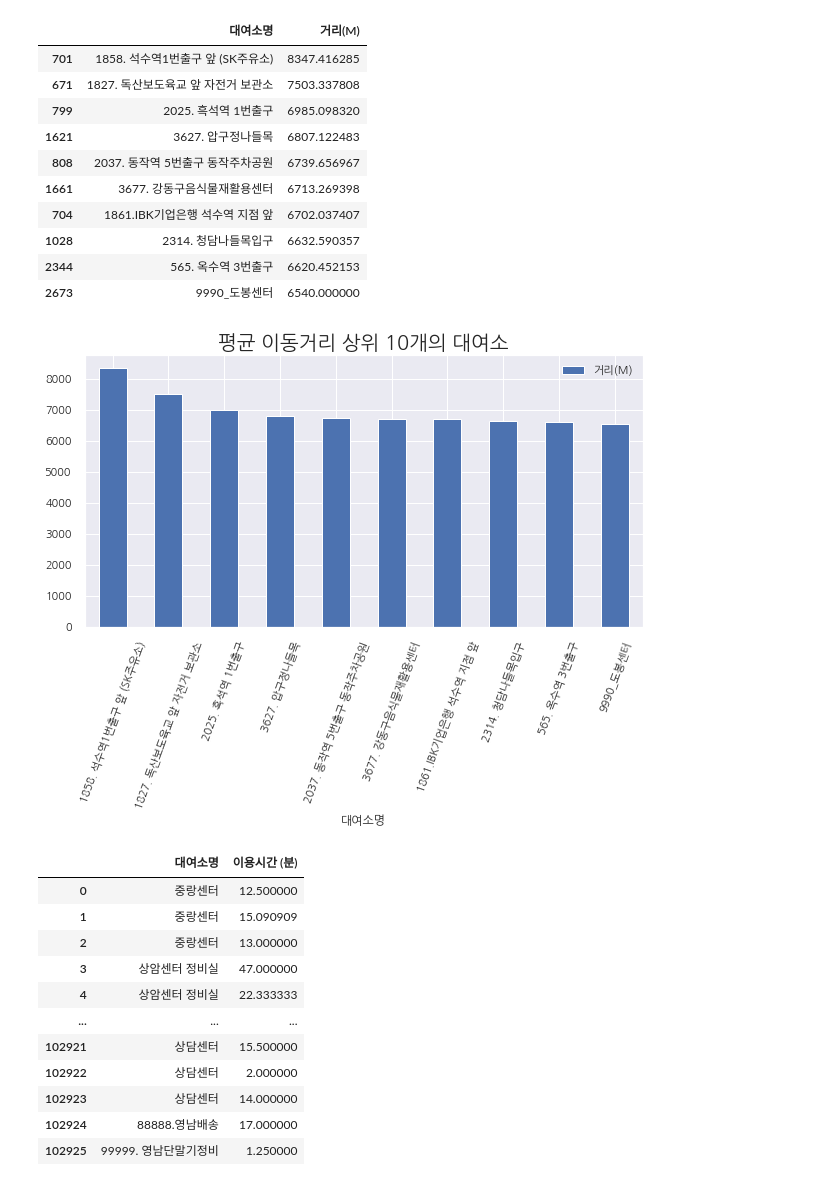
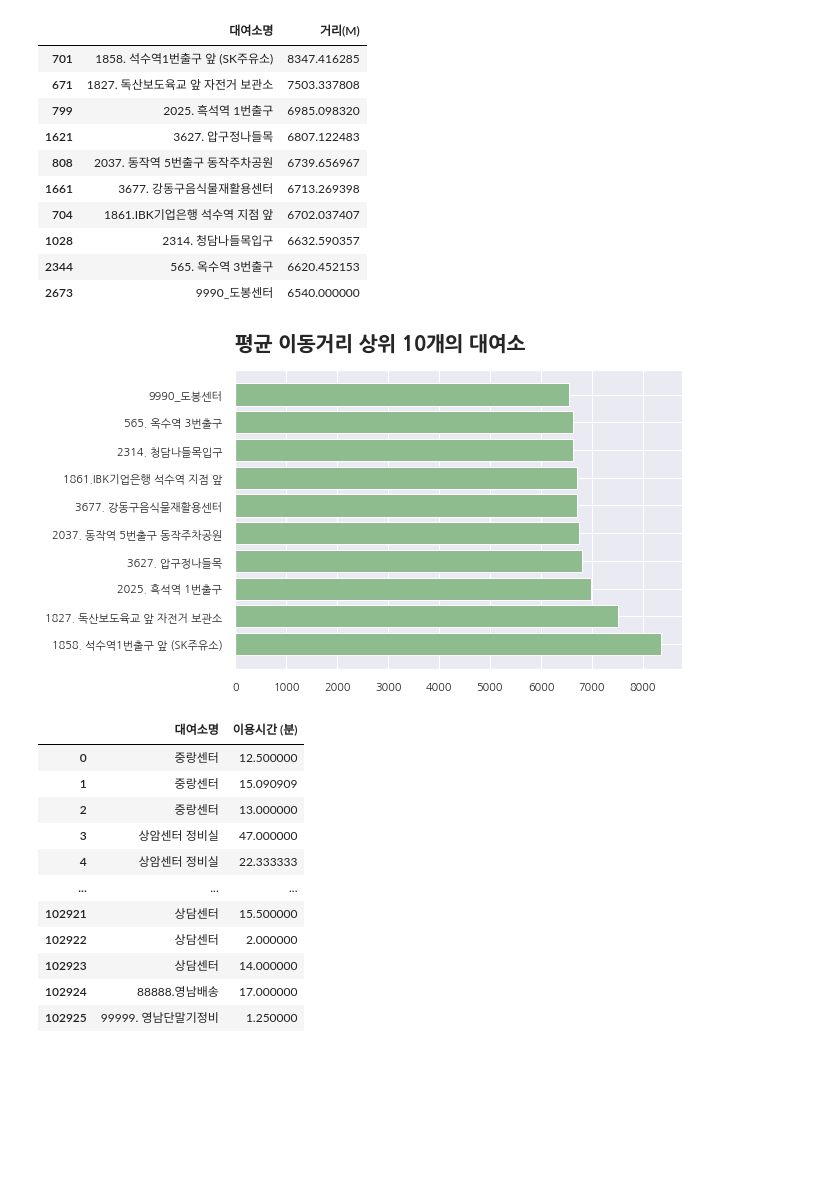
Before and after one commit to yunju727/Opensource-Project, a Jupyter notebook: main.ipynb, the cells around one changed output. Saved outputs shown, nothing was run; the diff lists cells and outputs as text; code cells hidden in the pictures; blank space fills up the shorter version.

```diff
--- a/main.ipynb
+++ b/main.ipynb
@@ -152,14 +177,14 @@ disave
 | 1028 | 2314. 청담나들목입구 | 6632.590357 |
 | 2344 | 565. 옥수역 3번출구 | 6620.452153 |
 | 2673 | 9990_도봉센터 | 6540.000000 |
-# %%
-# 이동거리 시각화 (막대그래프 사용)
-disfig=disave.plot(x='대여소명',y='거리(M)',kind="bar",figsize=(10,5))
-disfig.set_title("평균 이동거리 상위 10개의 대여소",fontsize=20)
-plt.xticks(rotation=70)
-plt.show()
-# %% [output]
-[figure, removed]
+# %%
+# 이동거리 시각화 (막대그래프 사용)
+title_font = {'fontsize': 20,'fontweight': 'bold'}
+title = plt.title('평균 이동거리 상위 10개의 대여소', fontdict=title_font, loc='left', pad=20)
+plt.barh(disave['대여소명'],disave['거리(M)'],color='darkseagreen')
+plt.show()
+# %% [output]
+[figure, added]
 # %%
 # 현재 이용시간(분)과 이용시간(본) 둘 중 하나만 존재하므로 이를 더해서 이용건수로 나눠준 뒤, 필요한 열만 남긴다.
 df_month['이용시간 (분)']=(df_month['이용시간(분)']+df_month['이용시간(본)'])/df_month['이용건수']
```
Also changed, not shown: parts of 19 cells of this notebook.
